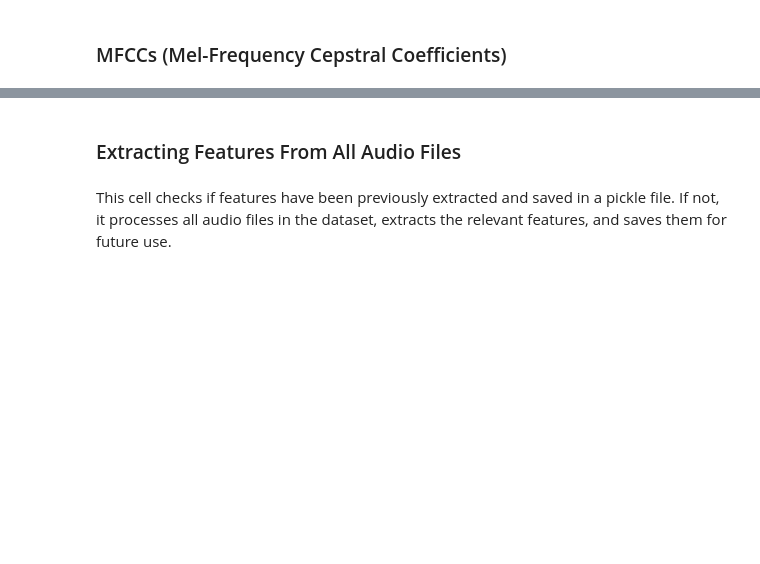
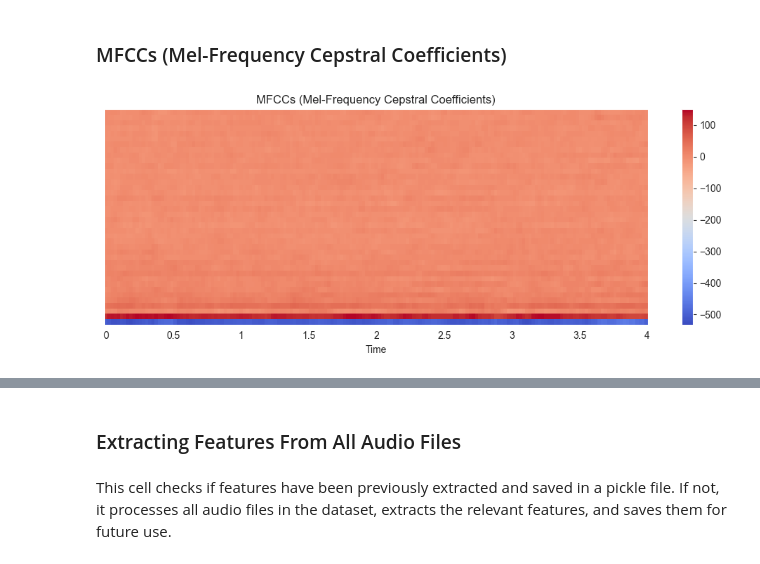
Before and after one commit to pmgfernandes04/Urban-Sounds-Classification, a Jupyter notebook: CNN.ipynb, the cells around one changed output, grey strips where cells are left out. Cells and saved outputs as stored; diff of their text form; code cells hidden in the pictures; blank space fills up the shorter version.

```diff
--- a/CNN.ipynb
+++ b/CNN.ipynb
@@ -172,2 +167,11 @@ plt.show()
 # %% [markdown]
 ### MFCCs (Mel-Frequency Cepstral Coefficients)
+# %%
+plt.figure(figsize=(10, 4))
+librosa.display.specshow(features['mfccs'], sr=22050, x_axis='time')
+plt.title('MFCCs (Mel-Frequency Cepstral Coefficients)')
+plt.colorbar()
+plt.tight_layout()
+plt.show()
+# %% [output]
+[figure, added]
```
Also changed, not shown: parts of 39 cells of this notebook.
